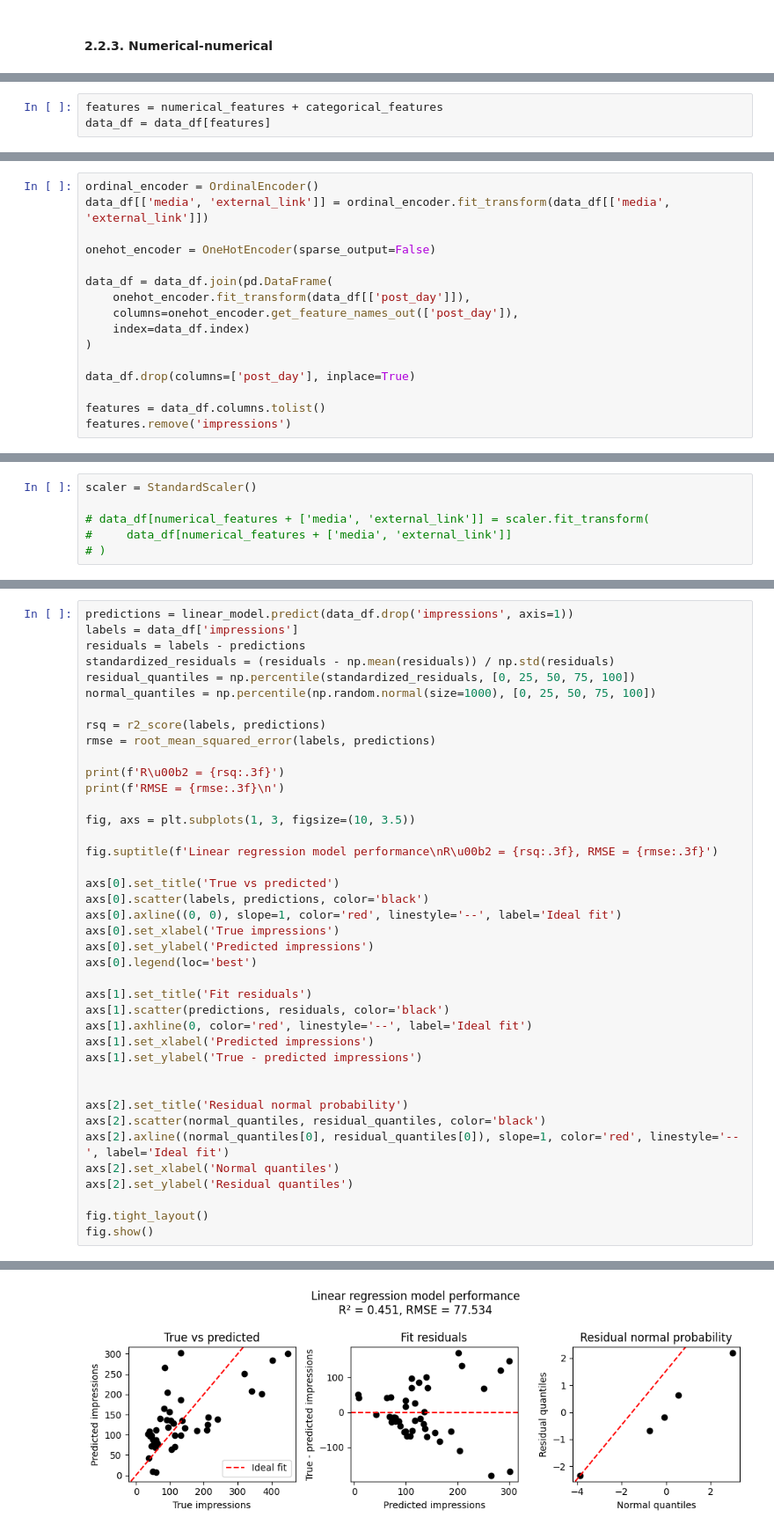
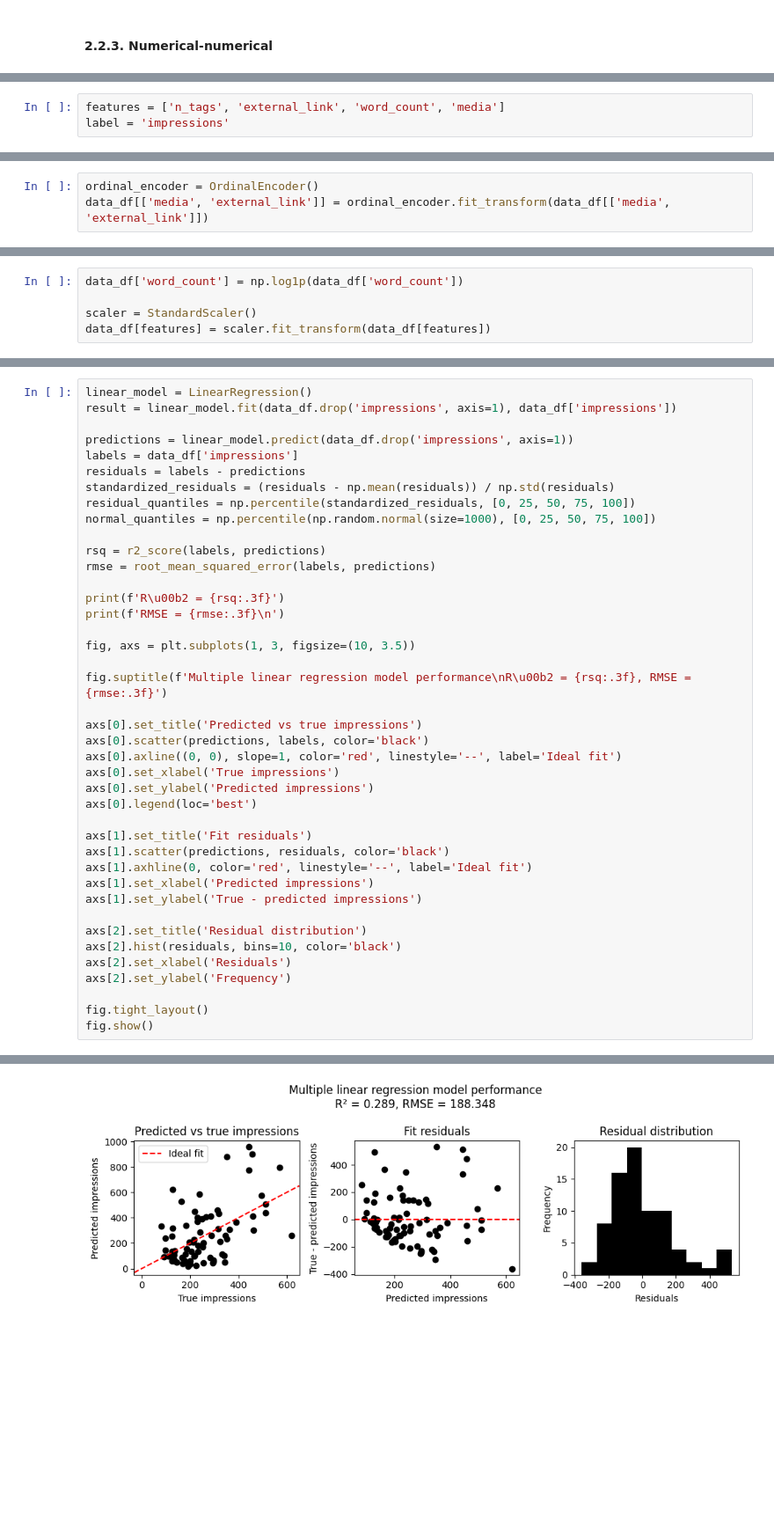
Before and after one commit to gperdrizet/linkedin_analytics, a Jupyter notebook: notebooks/post_impressions.ipynb, the cells around one changed output, grey strips where cells are left out. Shown at 88% size. Saved outputs shown, nothing was run; the diff lists cells and outputs as text; blank space fills up the shorter version.

Commit message:
Finished single and multiple linear regression, added train test split

```diff
--- a/notebooks/post_impressions.ipynb
+++ b/notebooks/post_impressions.ipynb
@@ -195,3 +183,3 @@ fig.show()
-# %%
-features = numerical_features + categorical_features
-data_df = data_df[features]
+# %%
+features = ['n_tags', 'external_link', 'word_count', 'media']
+label = 'impressions'
@@ -223,17 +210,4 @@ plt.show()
 # %%
 ordinal_encoder = OrdinalEncoder()
 data_df[['media', 'external_link']] = ordinal_encoder.fit_transform(data_df[['media', 'external_link']])
-
-onehot_encoder = OneHotEncoder(sparse_output=False)
-
-data_df = data_df.join(pd.DataFrame(
-    onehot_encoder.fit_transform(data_df[['post_day']]),
-    columns=onehot_encoder.get_feature_names_out(['post_day']),
-    index=data_df.index)
-)
-
-data_df.drop(columns=['post_day'], inplace=True)
-
-features = data_df.columns.tolist()
-features.remove('impressions')
 # %% [markdown]
@@ -241,6 +215,5 @@ features.remove('impressions')
 # %%
+data_df['word_count'] = np.log1p(data_df['word_count'])
+
 scaler = StandardScaler()
-
-# data_df[numerical_features + ['media', 'external_link']] = scaler.fit_transform(
-#     data_df[numerical_features + ['media', 'external_link']]
-# )
+data_df[features] = scaler.fit_transform(data_df[features])
@@ -256,4 +310,7 @@ result = linear_model.fit(data_df.drop('impressions', axis=1), data_df['impressi
 # %%
+linear_model = LinearRegression()
+result = linear_model.fit(data_df.drop('impressions', axis=1), data_df['impressions'])
+
 predictions = linear_model.predict(data_df.drop('impressions', axis=1))
 labels = data_df['impressions']
 residuals = labels - predictions
@@ -269,10 +326,10 @@ print(f'RMSE = {rmse:.3f}\n')
 
 fig, axs = plt.subplots(1, 3, figsize=(10, 3.5))
 
-fig.suptitle(f'Linear regression model performance\nR\u00b2 = {rsq:.3f}, RMSE = {rmse:.3f}')
+fig.suptitle(f'Multiple linear regression model performance\nR\u00b2 = {rsq:.3f}, RMSE = {rmse:.3f}')
 
-axs[0].set_title('True vs predicted')
-axs[0].scatter(labels, predictions, color='black')
+axs[0].set_title('Predicted vs true impressions')
+axs[0].scatter(predictions, labels, color='black')
 axs[0].axline((0, 0), slope=1, color='red', linestyle='--', label='Ideal fit')
 axs[0].set_xlabel('True impressions')
 axs[0].set_ylabel('Predicted impressions')
@@ -284,12 +341,10 @@ axs[1].axhline(0, color='red', linestyle='--', label='Ideal fit')
 axs[1].set_xlabel('Predicted impressions')
 axs[1].set_ylabel('True - predicted impressions')
 
-
-axs[2].set_title('Residual normal probability')
-axs[2].scatter(normal_quantiles, residual_quantiles, color='black')
-axs[2].axline((normal_quantiles[0], residual_quantiles[0]), slope=1, color='red', linestyle='--', label='Ideal fit')
-axs[2].set_xlabel('Normal quantiles')
-axs[2].set_ylabel('Residual quantiles')
+axs[2].set_title('Residual distribution')
+axs[2].hist(residuals, bins=10, color='black')
+axs[2].set_xlabel('Residuals')
+axs[2].set_ylabel('Frequency')
 
 fig.tight_layout()
 fig.show()
@@ -299 +354 @@ RMSE = 77.534
-[figure, old version]
+[figure, new version]
```
Also changed, not shown: parts of 34 cells of this notebook.
